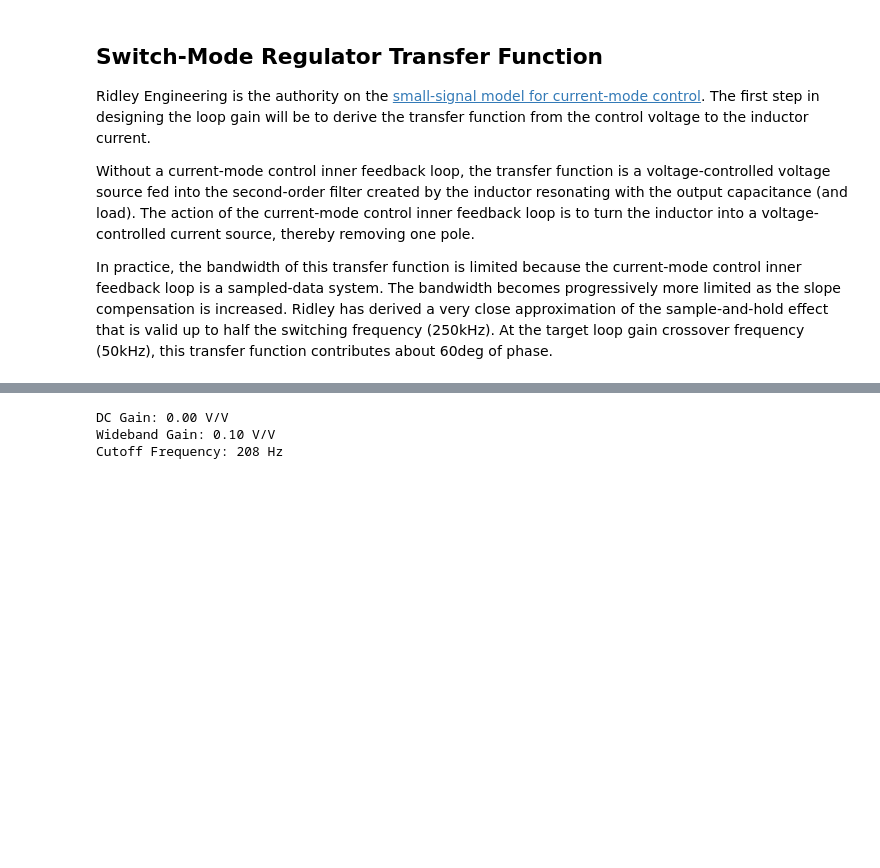
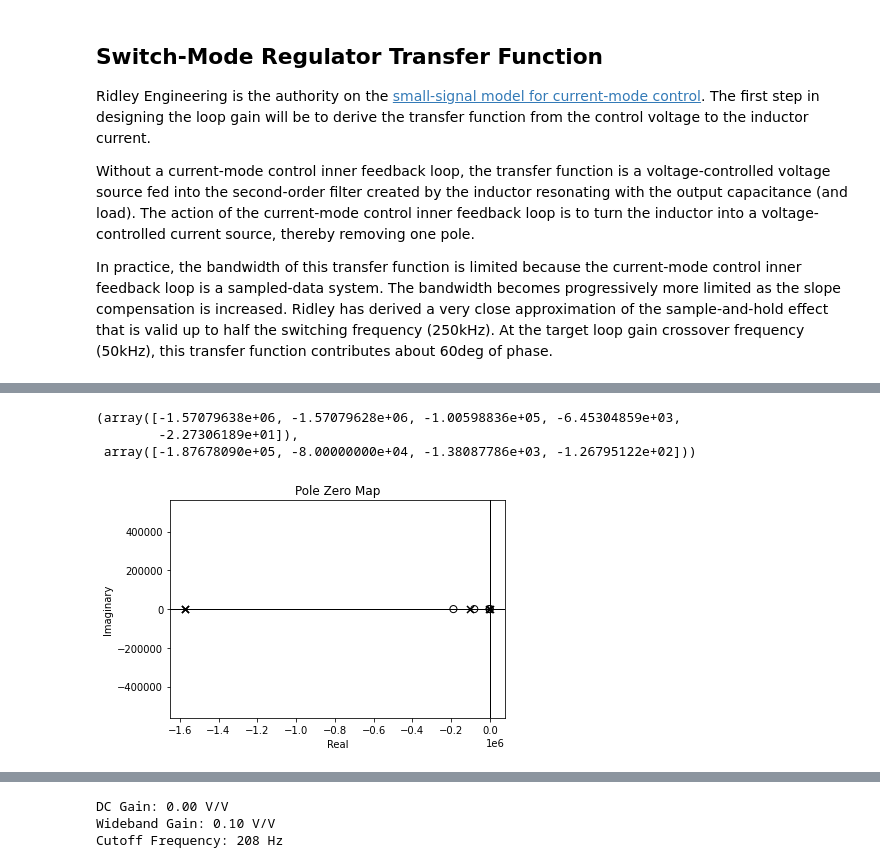
Before and after one commit to amosborne/buck-converter-stability, a Jupyter notebook: analysis.ipynb, the cells around one changed output, grey strips where cells are left out. Cells and saved outputs as stored; diff of their text form; code cells hidden in the pictures; blank space fills up the shorter version.

```diff
--- a/analysis.ipynb
+++ b/analysis.ipynb
@@ -238,0 +323,7 @@ plotTF(
+# %%
+control.pzmap(Yest)
+# %% [output]
+(array([-1.57079638e+06, -1.57079628e+06, -1.00598836e+05, -6.45304859e+03,
+        -2.27306189e+01]),
+ array([-1.87678090e+05, -8.00000000e+04, -1.38087786e+03, -1.26795122e+02]))
+[figure, added]
```
Also changed, not shown: parts of 14 cells of this notebook.
